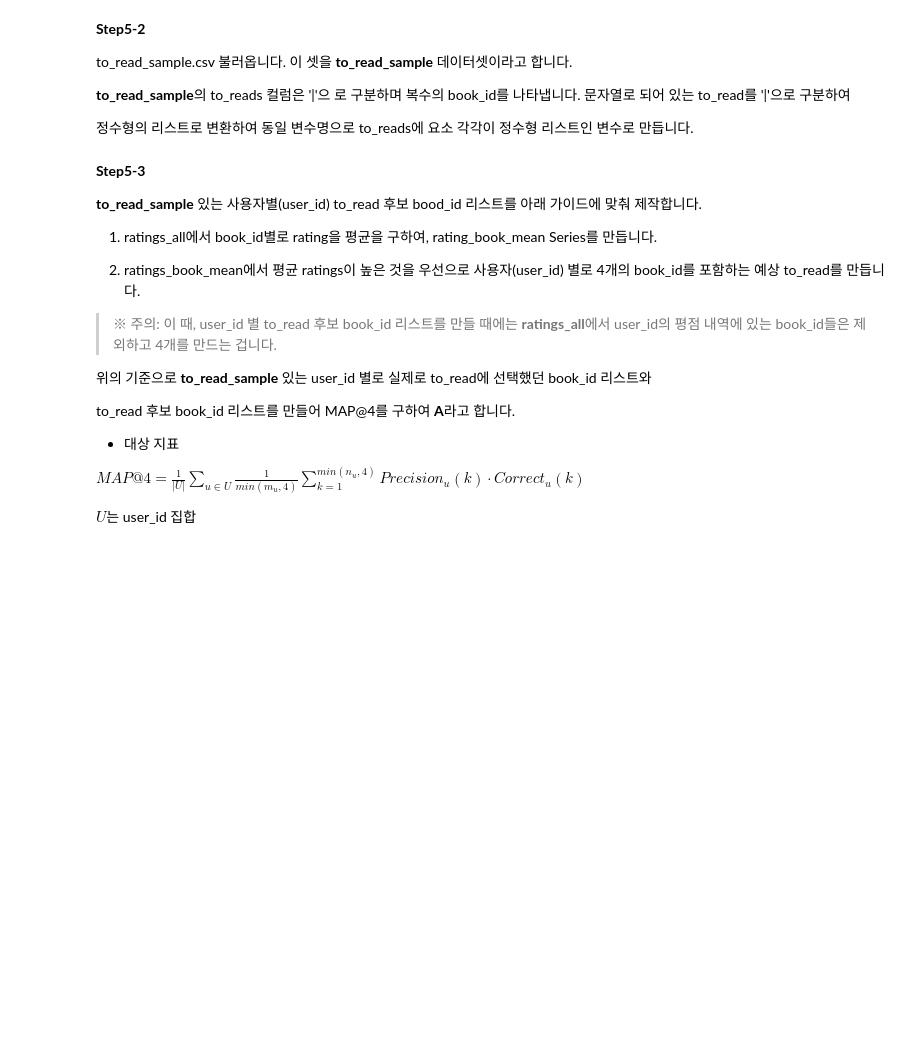
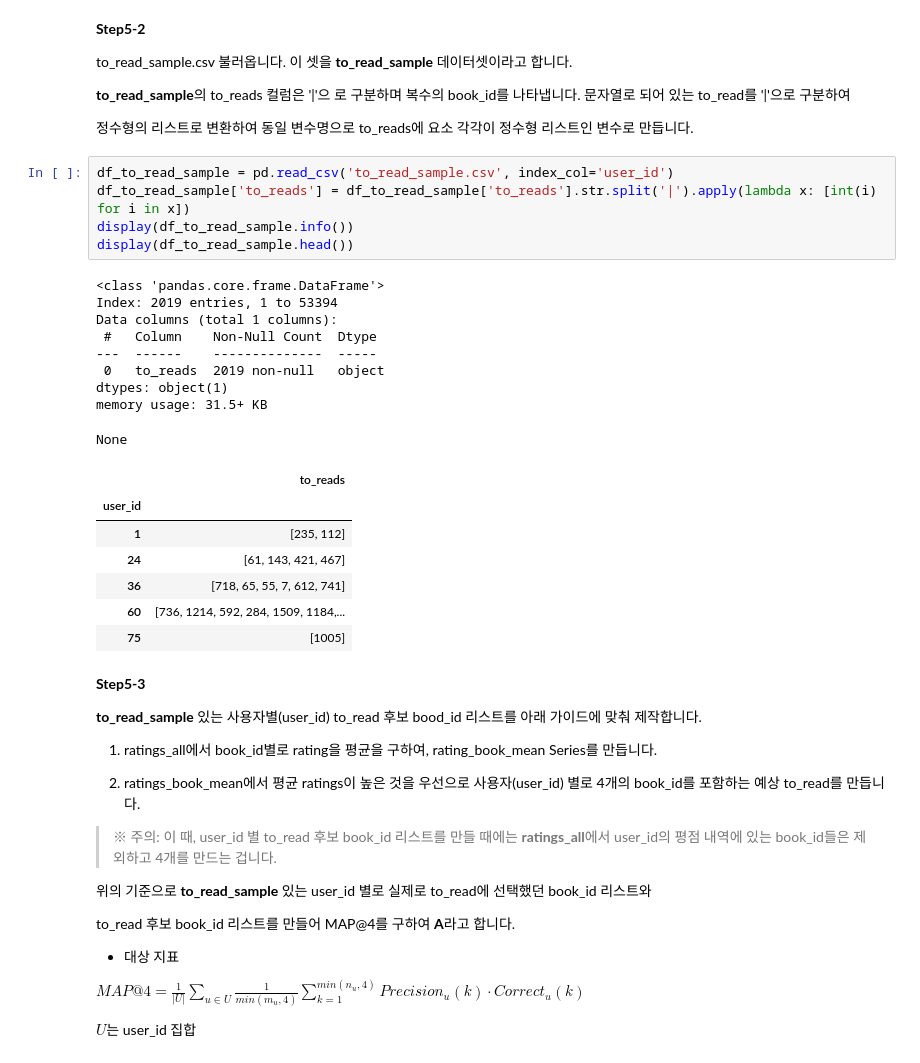
Before and after one commit to sunkusun9/DS_challenge_2310, a Jupyter notebook: prob_lect.ipynb, the cells around one changed output. Cells and saved outputs as stored; diff of their text form; blank space fills up the shorter version.

```diff
--- a/prob_lect.ipynb
+++ b/prob_lect.ipynb
@@ -1436,6 +1498,28 @@ to_read_sample.csv 불러옵니다. 이 셋을  **to_read_sample** 데이터셋
 **to_read_sample**의 to_reads 컬럼은 '|'으 로 구분하며 복수의 book_id를 나타냅니다. 문자열로 되어 있는 to_read를 '|'으로 구분하여
 
 정수형의 리스트로 변환하여 동일 변수명으로 to_reads에 요소 각각이 정수형 리스트인 변수로 만듭니다.
+# %%
+df_to_read_sample = pd.read_csv('to_read_sample.csv', index_col='user_id')
+df_to_read_sample['to_reads'] = df_to_read_sample['to_reads'].str.split('|').apply(lambda x: [int(i) for i in x])
+display(df_to_read_sample.info())
+display(df_to_read_sample.head())
+# %% [output]
+<class 'pandas.core.frame.DataFrame'>
+Index: 2019 entries, 1 to 53394
+Data columns (total 1 columns):
+ #   Column    Non-Null Count  Dtype
+---  ------    --------------  -----
+ 0   to_reads  2019 non-null   object
+dtypes: object(1)
+memory usage: 31.5+ KB
+None
+|  | to_reads |
+| user_id |  |
+| 1 | [235, 112] |
+| 24 | [61, 143, 421, 467] |
+| 36 | [718, 65, 55, 7, 612, 741] |
+| 60 | [736, 1214, 592, 284, 1509, 1184,... |
+| 75 | [1005] |
 # %% [markdown]
 **Step5-3**
 
```
Also changed, not shown: parts of 15 cells of this notebook.
